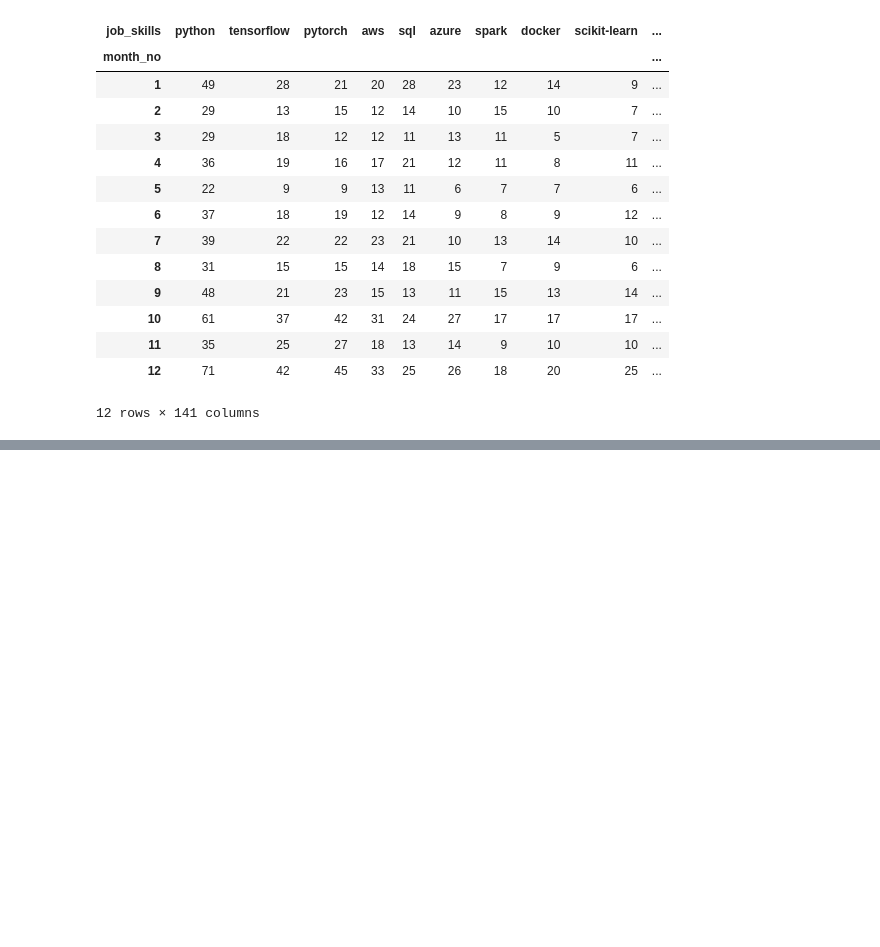
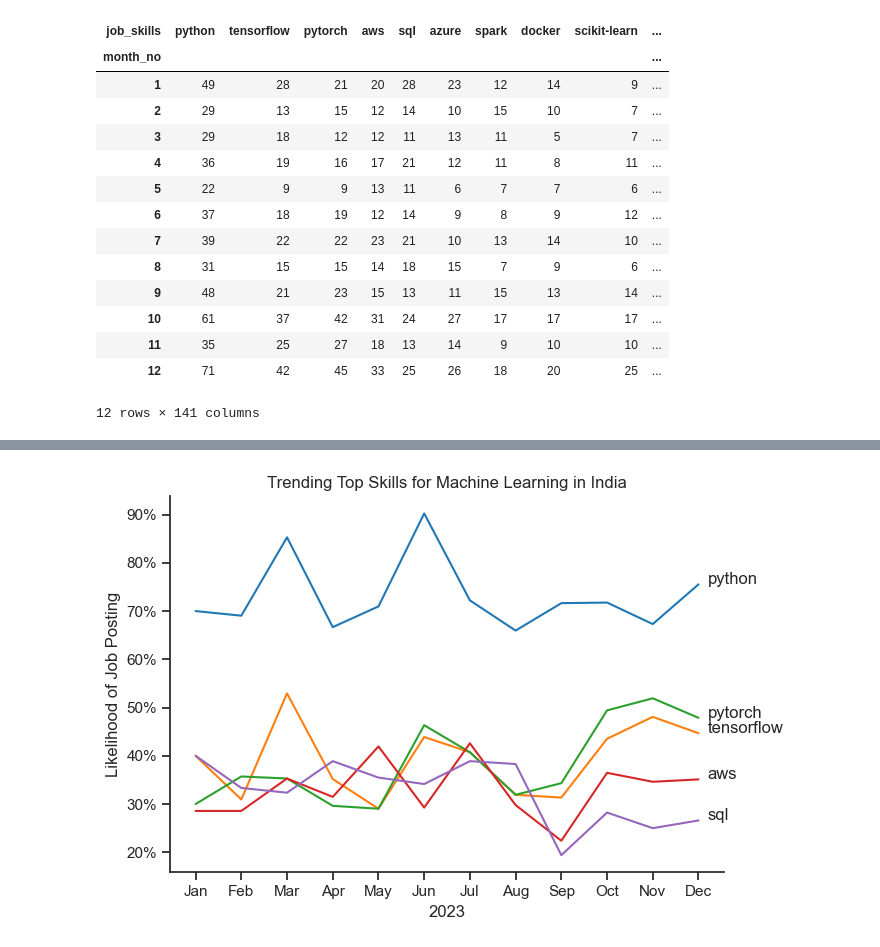
Before and after one commit to Sujalk63/Jobs-Skills-Analysis, a Jupyter notebook: 3_skill_trend.ipynb, the cells around one changed output, grey strips where cells are left out. Drawn from its saved outputs; the diff is of its cells as text; code cells hidden in the pictures; blank space fills up the shorter version.

Commit message:
completed skill trend

```diff
--- a/3_skill_trend.ipynb
+++ b/3_skill_trend.ipynb
@@ -62,0 +90,3 @@ df_ml_India_pivot
+# %%
+df_ml_India_percentage = df_ml_India_pivot.div(df_totals/100, axis=0)
+df_ml_India_percentage
@@ -62,0 +109,3 @@ df_ml_India_pivot
+# %%
+df_ml_India_percentage.reset_index(inplace=True)
+df_ml_India_percentage
@@ -62,0 +127,3 @@ df_ml_India_pivot
+# %%
+df_ml_India_percentage["job_posted_month"] = df_ml_India_percentage["month_no"].apply(lambda x: pd.to_datetime(x, format="%m").strftime("%b"))
+df_ml_India_percentage
@@ -62,0 +145,4 @@ df_ml_India_pivot
+# %%
+df_ml_India_percentage.set_index("job_posted_month", inplace=True)
+df_ml_India_percentage.drop(columns="month_no", inplace=True)
+df_ml_India_percentage
@@ -62,0 +165,23 @@ df_ml_India_pivot
+# %%
+
+df_plot = df_ml_India_percentage.iloc[:, :5] # only top 5 skills
+
+sns.set_theme(style="ticks")
+sns.lineplot(data=df_plot, dashes=False, palette="tab10")
+sns.despine()
+
+plt.title("Trending Top Skills for Machine Learning in India")
+plt.ylabel("Likelihood of Job Posting")
+plt.xlabel("2023")
+plt.legend().remove()
+plt.tight_layout()
+
+from matplotlib.ticker import PercentFormatter
+ax = plt.gca()
+ax.yaxis.set_major_formatter(PercentFormatter())
+
+
+for i in range(5):
+    plt.text(11.2, df_plot.iloc[-1, i], df_plot.columns[i])
+# %% [output]
+[figure, added]
```
Also changed, not shown: parts of 9 cells of this notebook.
